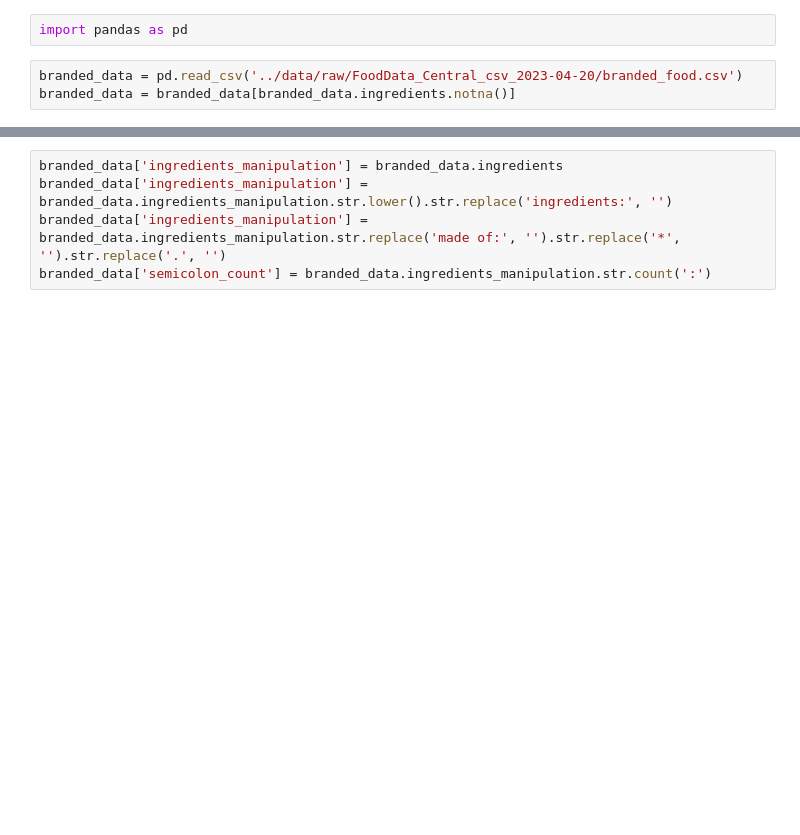
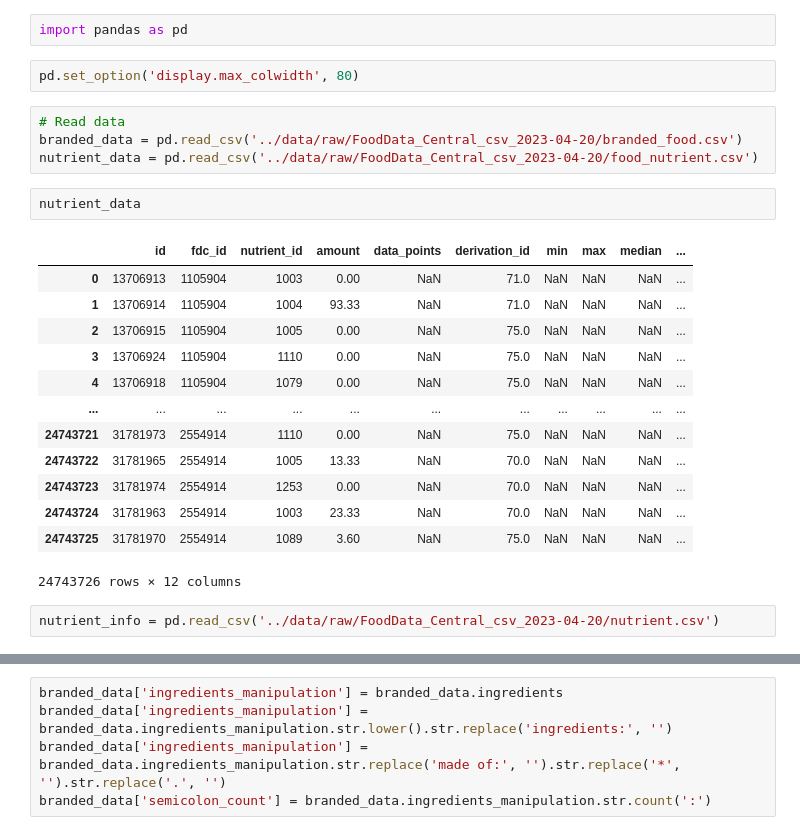
Before and after one commit to dhdzmota/ingenieria_en_alimentos, a Jupyter notebook: ai_in_food/notebooks/3-DHM-USDA_branded_food.ipynb, the cells around one changed output, grey strips where cells are left out. Drawn from its saved outputs; the diff is of its cells as text; blank space fills up the shorter version.

```diff
--- a/ai_in_food/notebooks/3-DHM-USDA_branded_food.ipynb
+++ b/ai_in_food/notebooks/3-DHM-USDA_branded_food.ipynb
@@ -1,5 +1,26 @@
 # %%
 import pandas as pd
+# %%
+pd.set_option('display.max_colwidth', 80)
+# %%
+# Read data
+branded_data = pd.read_csv('../data/raw/FoodData_Central_csv_2023-04-20/branded_food.csv')
+nutrient_data = pd.read_csv('../data/raw/FoodData_Central_csv_2023-04-20/food_nutrient.csv')
+# %%
+nutrient_data
+# %% [output]
+|  | id | fdc_id | nutrient_id | amount | data_points | derivation_id | min | max | median | ... |
+| 0 | 13706913 | 1105904 | 1003 | 0.00 | NaN | 71.0 | NaN | NaN | NaN | ... |
+| 1 | 13706914 | 1105904 | 1004 | 93.33 | NaN | 71.0 | NaN | NaN | NaN | ... |
+| 2 | 13706915 | 1105904 | 1005 | 0.00 | NaN | 75.0 | NaN | NaN | NaN | ... |
+| 3 | 13706924 | 1105904 | 1110 | 0.00 | NaN | 75.0 | NaN | NaN | NaN | ... |
+| 4 | 13706918 | 1105904 | 1079 | 0.00 | NaN | 75.0 | NaN | NaN | NaN | ... |
+| ... | ... | ... | ... | ... | ... | ... | ... | ... | ... | ... |
+| 24743721 | 31781973 | 2554914 | 1110 | 0.00 | NaN | 75.0 | NaN | NaN | NaN | ... |
+| 24743722 | 31781965 | 2554914 | 1005 | 13.33 | NaN | 70.0 | NaN | NaN | NaN | ... |
+| 24743723 | 31781974 | 2554914 | 1253 | 0.00 | NaN | 70.0 | NaN | NaN | NaN | ... |
+| 24743724 | 31781963 | 2554914 | 1003 | 23.33 | NaN | 70.0 | NaN | NaN | NaN | ... |
+| 24743725 | 31781970 | 2554914 | 1089 | 3.60 | NaN | 75.0 | NaN | NaN | NaN | ... |
+24743726 rows × 12 columns
 # %%
-branded_data = pd.read_csv('../data/raw/FoodData_Central_csv_2023-04-20/branded_food.csv')
-branded_data = branded_data[branded_data.ingredients.notna()]
+nutrient_info = pd.read_csv('../data/raw/FoodData_Central_csv_2023-04-20/nutrient.csv')
```
Also changed, not shown: parts of 8 cells of this notebook, 18 other files.
